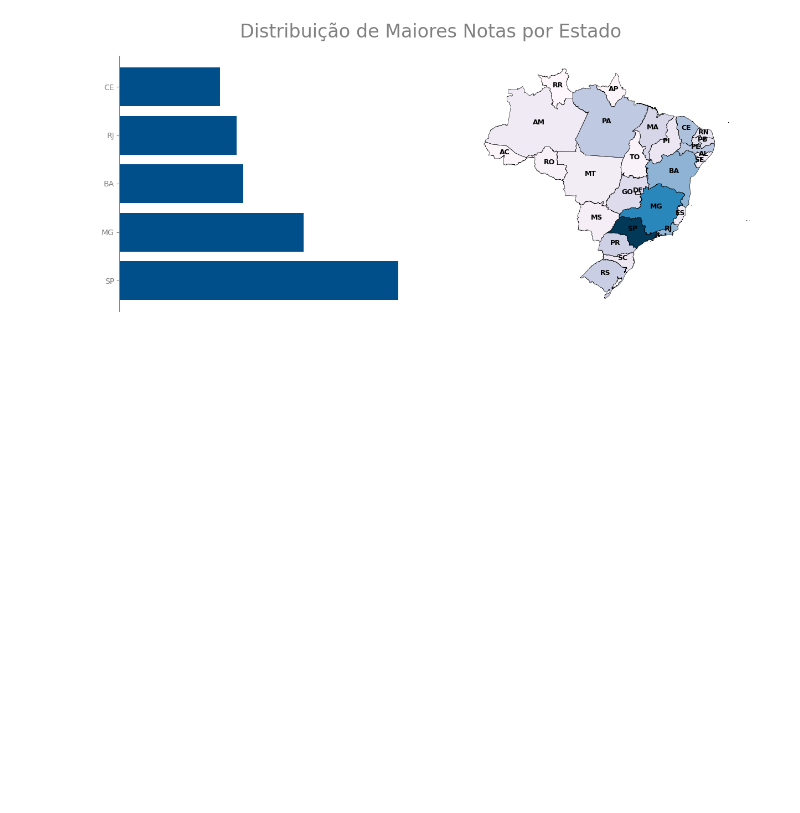
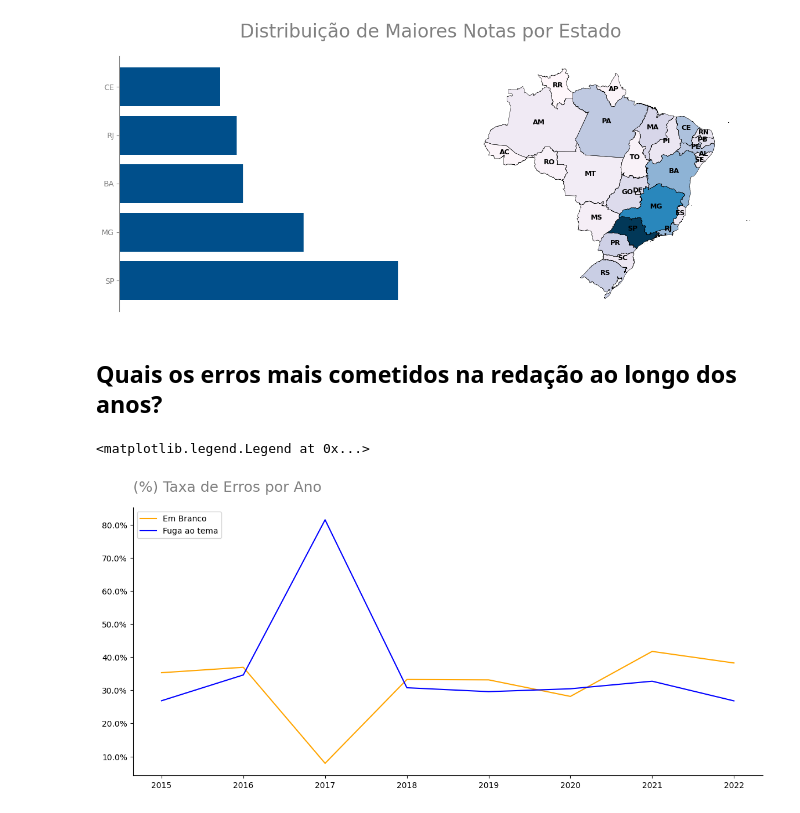
Before and after one commit to LiamFer/ENEM-Analysis, a Jupyter notebook: main_analysis.ipynb, the cells around one changed output. Cells and saved outputs as stored; diff of their text form; code cells hidden in the pictures; blank space fills up the shorter version.

Commit message:
Criando o gráfico com os maiores erros por ano

```diff
--- a/main_analysis.ipynb
+++ b/main_analysis.ipynb
@@ -101,6 +101,7 @@ situacao_redacao = {
     2: "Anulada",
     3: "Cópia Texto Motivador",
     4: "Em Branco",
+    5:"Fere Direitos Humanos",
     6: "Fuga ao tema",
     7: "Não atendimento ao tipo textual",
     8: "Texto insuficiente",
@@ -241,2 +242,36 @@ plt.savefig('graphs/Geographic_Grades.png', transparent=True)
 # %% [output]
 [figure]
+# %% [markdown]
+## Quais os erros mais cometidos na redação ao longo dos anos?
+# %%
+errors_commited = pd.DataFrame(enem.loc[enem['Status_Redacao']!=1].groupby("Ano")['Status_Redacao'].value_counts(normalize=True)).reset_index()
+
+# Relacionando os valores com o dicionário de Situação criado anteriormente
+errors_commited['Status_Redacao'] = errors_commited['Status_Redacao'].map(situacao_redacao)
+
+# Pegando quais os Erros que mais apareciam pra usar no gráfico
+common_erros = errors_commited.pivot_table('proportion', ['Ano'], 'Status_Redacao').reset_index().set_index("Ano").idxmax('columns').unique()
+# %%
+# Pivotando a tabela pra ter um manuseio melhor
+errors_commited = errors_commited.pivot_table('proportion', ['Ano'], 'Status_Redacao').reset_index().set_index("Ano")
+# Tratando os NaN da tabela
+errors_commited.fillna(0,inplace=True)
+# Transformando em porcentagem
+errors_commited = errors_commited.map(lambda x: x*100)
+# %%
+# Criando o Line Chart pra visualizar a porcentagem desses Erros ao longo do tempo
+plt.figure(figsize=(14,6))
+plt.title("(%) Taxa de Erros por Ano",loc='left',color='gray',pad=20,size=18)
+plt.gca().set_prop_cycle(plt.cycler('color',["orange","blue"]))
+
+
+plt.plot(errors_commited.index,errors_commited[common_erros])
+# Formatando os Axis do gráfico pra melhor visualização
+plt.gca().yaxis.set_major_formatter(StrMethodFormatter('{x}%'))
+# Removendo as bordas do gráfico
+plt.gca().spines['top'].set_visible(False)
+plt.gca().spines['right'].set_visible(False)
+plt.legend(errors_commited[common_erros],loc='upper left')
+# %% [output]
+<matplotlib.legend.Legend at 0x...>
+[figure, added]
```
Also changed, not shown: parts of 3 cells of this notebook, 2 other files.
